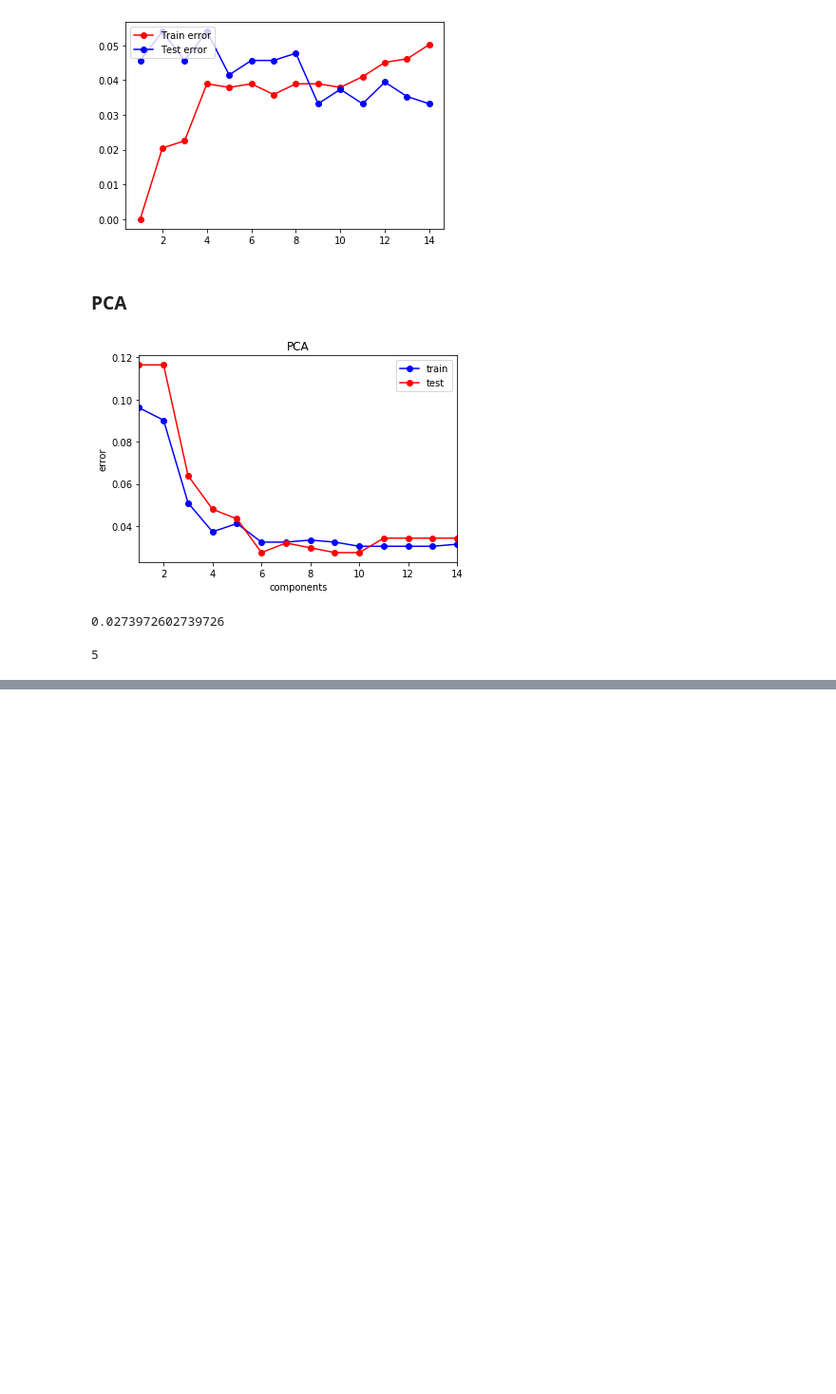
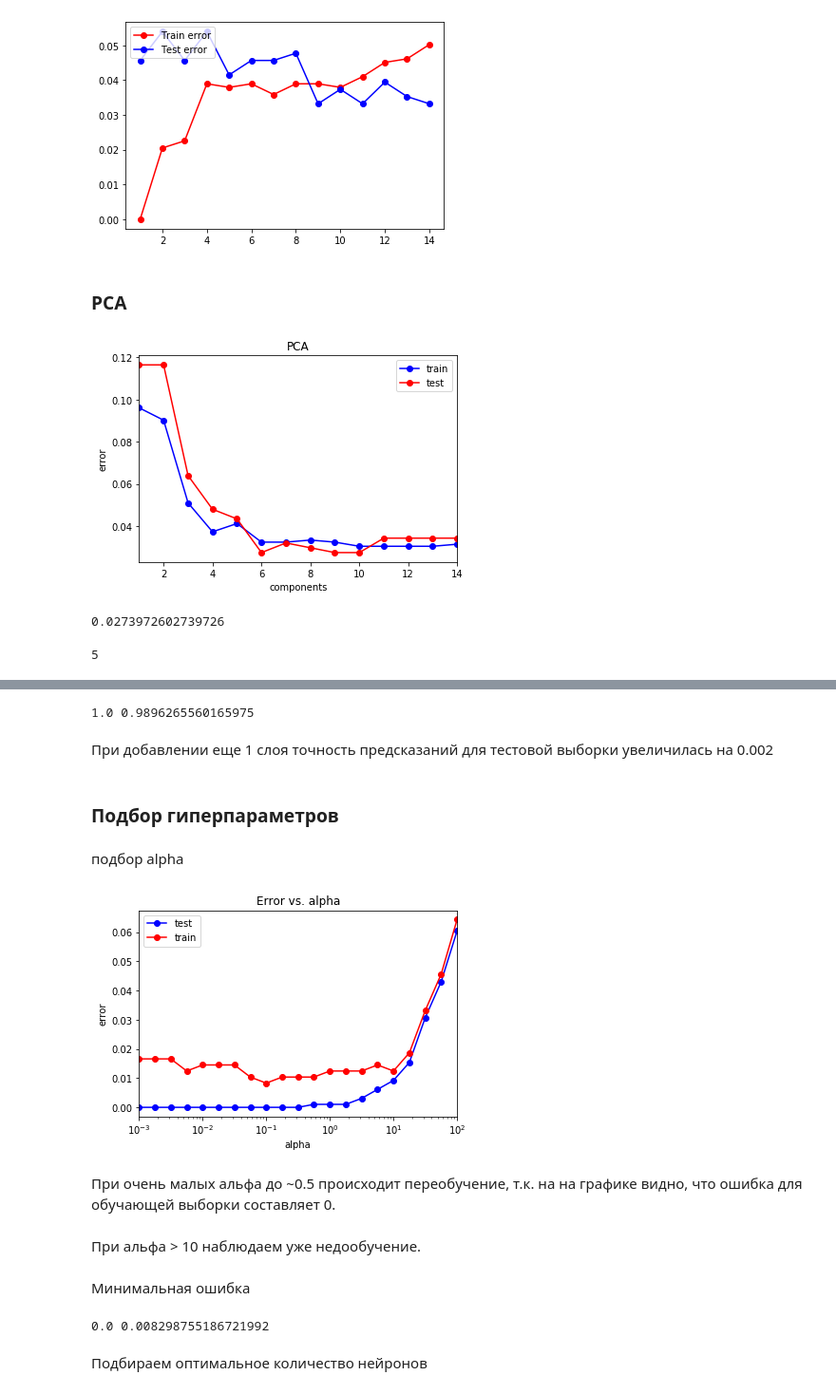
Before and after one commit to Kruglyashok/machineLearning, a Jupyter notebook: Untitled.ipynb, the cells around one changed output, grey strips where cells are left out. Shown: that part at 95% size. Drawn from its saved outputs; the diff is of its cells as text; code cells hidden in the pictures; blank space fills up the shorter version.

```diff
--- a/Untitled.ipynb
+++ b/Untitled.ipynb
@@ -635,0 +640,4 @@ np.argmin(test_err)
+# %%
+from sklearn.model_selection import train_test_split
+X_train, X_test, y_train, y_test = train_test_split(X, y, test_size = 0.33, random_state = 27)
+N_test, _ = X_test.shape
@@ -635,0 +648,3 @@ np.argmin(test_err)
+# %%
+mlp_model = MLPClassifier(hidden_layer_sizes = (100,), solver = 'lbfgs', activation = 'relu', random_state = 27)
+mlp_model.fit(X_train, y_train)
@@ -635,0 +678,54 @@ np.argmin(test_err)
+# %%
+mlp_model = MLPClassifier(hidden_layer_sizes = (100,2), solver = 'lbfgs', activation = 'relu', random_state = 27)
+mlp_model.fit(X_train, y_train)
+y_train_pred = mlp_model.predict(X_train)
+y_test_pred = mlp_model.predict(X_test)
+print(mlp_model.score(X_train, y_train), mlp_model.score(X_test, y_test))
+# %% [output]
+1.0 0.9896265560165975
+# %% [markdown]
+При добавлении еще 1 слоя точность предсказаний для тестовой выборки увеличилась на 0.002
+# %% [markdown]
+### Подбор гиперпараметров
+# %% [markdown]
+подбор alpha
+# %%
+alpha_arr = np.logspace(-3, 2, 21)
+test_err = []
+train_err = []
+for alpha in alpha_arr:
+    mlp_model = MLPClassifier(alpha = alpha, hidden_layer_sizes = (100,),
+                              solver = 'lbfgs', activation = 'relu', random_state = 27)
+    mlp_model.fit(X_train, y_train)
+
+    y_train_pred = mlp_model.predict(X_train)
+    y_test_pred = mlp_model.predict(X_test)
+    train_err.append(np.mean(y_train != y_train_pred))
+    test_err.append(np.mean(y_test != y_test_pred))
+# %%
+import matplotlib.pyplot as plt
+%matplotlib inline
+plt.semilogx(alpha_arr, train_err, 'b-o', label = 'test')
+plt.semilogx(alpha_arr, test_err, 'r-o', label = 'train')
+plt.xlim([np.max(alpha_arr), np.min(alpha_arr)])
+plt.title('Error vs. alpha')
+plt.xlabel('alpha')
+plt.ylabel('error')
+plt.legend()
+pass
+# %% [output]
+[figure, added]
+# %% [markdown]
+При очень малых альфа до ~0.5 происходит переобучение, т.к. на на графике видно, что ошибка для обучающей выборки составляет 0.
+# %% [markdown]
+При альфа > 10 наблюдаем уже недообучение.
+# %% [markdown]
+Минимальная ошибка
+# %%
+min_train_err = np.min(train_err)
+min_test_err = np.min(test_err)
+print(min_train_err, min_test_err)
+# %% [output]
+0.0 0.008298755186721992
+# %% [markdown]
+Подбираем оптимальное количество нейронов
```
Also changed, not shown: parts of 31 cells of this notebook.
